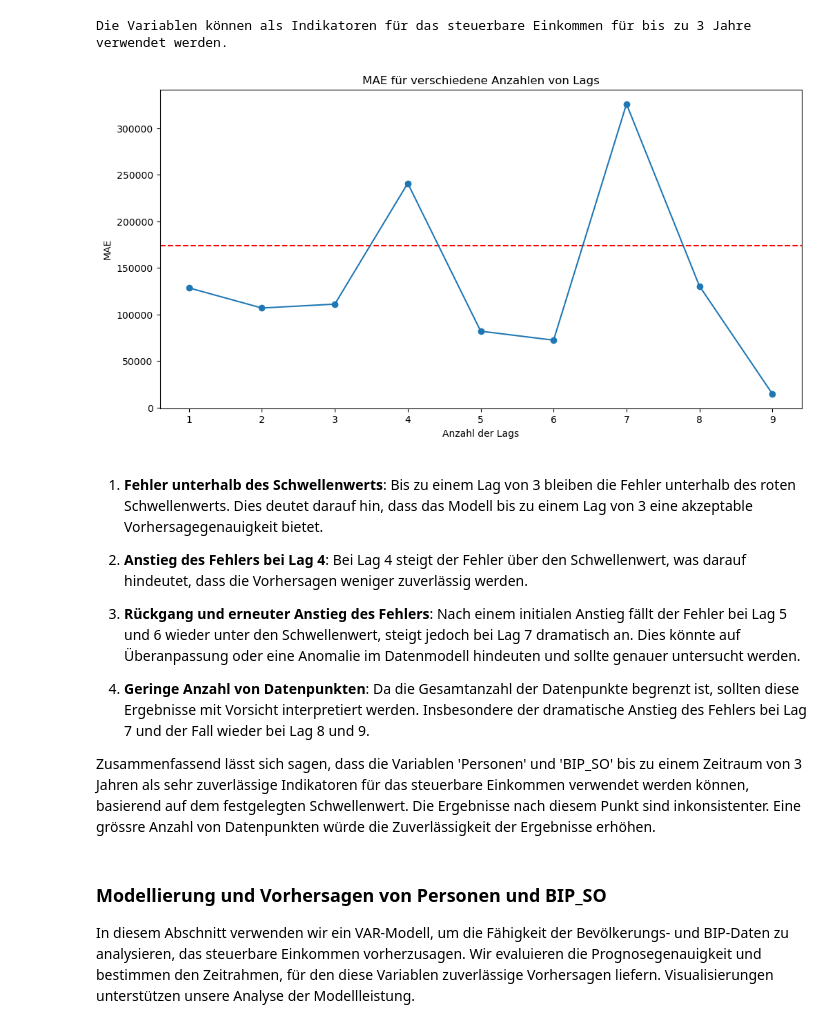
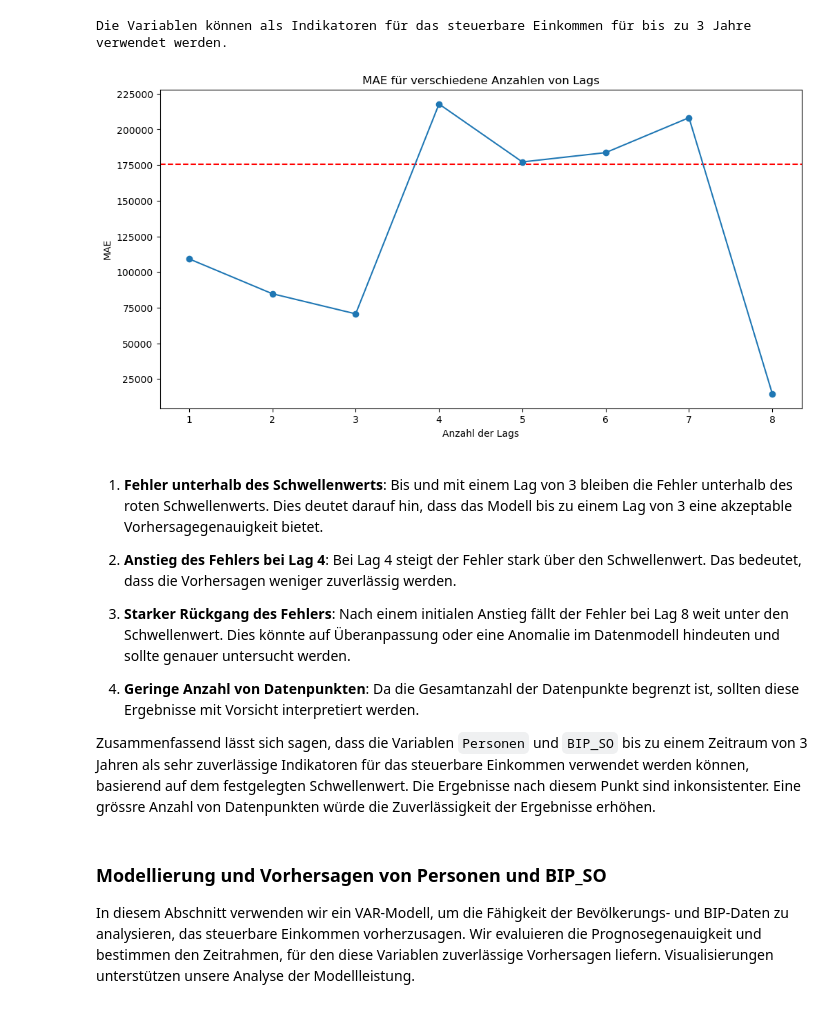
Before and after one commit to alexschillingfhnw/spz-omc, a Jupyter notebook: Notebooks/omc_sonnenberg.ipynb, the cells around one changed output. Saved outputs shown, nothing was run; the diff lists cells and outputs as text; code cells hidden in the pictures.

```diff
--- a/Notebooks/omc_sonnenberg.ipynb
+++ b/Notebooks/omc_sonnenberg.ipynb
@@ -486,10 +667,14 @@ corr.style.background_gradient(cmap='coolwarm')
 # %% [markdown]
 ### Lag-Korrelationsanalyse
 # %%
-lags = range(1, 9)
+lags = range(-8, 9)
 correlation_results = {}
 
 for lag in lags:
+
+    if lag == 0:
+        continue
+
     # Erstellen einer verschobenen Version der BIP- und Personen-Daten
     lagged_bip = df['BIP_SO'].shift(lag)
     lagged_personen = df['Personen'].shift(lag)
@@ -527,0 +775,27 @@ Da das Bip und die Bevölkerungszahl beide als vorlaufende Indikatoren für das
+# %%
+df['Steuerbares Einkommen_diff'] = df['Steuerbares Einkommen'].diff().dropna()
+df['BIP_SO_diff'] = df['BIP_SO'].diff().dropna()
+df['Personen_diff'] = df['Personen'].diff().dropna()
+
+df.dropna(inplace=True)
+
+correlation_results = {}
+
+lags = range(-8, 9)
+for lag in lags:
+
+    if lag == 0:
+        continue
+
+    # Berechnung der Korrelation des verschobenen BIPs und der Personen mit dem differenzierten steuerbaren Einkommen
+    corr_bip = df['Steuerbares Einkommen_diff'].corr(df['BIP_SO_diff'].shift(lag))
+    corr_personen = df['Steuerbares Einkommen_diff'].corr(df['Personen_diff'].shift(lag))
+
+    # Berechnung der Korrelation des gegenwärtigen differenzierten steuerbaren Einkommens mit den umgekehrten Lags von BIP und Personen
+    reverse_corr_bip = df['BIP_SO_diff'].shift(lag).corr(df['Steuerbares Einkommen_diff'])
+
+    # Speichern der Ergebnisse
+    correlation_results[lag] = {'BIP_SO_diff': corr_bip, 'Personen_diff': corr_personen}
+
+correlation_results_df_diff = pd.DataFrame(correlation_results).T
+correlation_results_df_diff
@@ -550,0 +853,5 @@ time_series_data
+# %%
+time_series_data = df.copy()
+time_series_data = time_series_data[['Jahr','Personen', 'Personen_diff', 'BIP_SO', 'BIP_SO_diff', 'Steuerbares Einkommen']]
+time_series_data.set_index('Jahr', inplace=True)
+time_series_data
@@ -560,10 +890,9 @@ average_tax_income = time_series_data['Steuerbares Einkommen'].mean()
 percentage_threshold = 0.02
 threshold = percentage_threshold * average_tax_income
 
-max_lag = min(len(time_series_data) - 1, 9)
 errors = []
 
-for lag in range(1, max_lag + 1):
+for lag in range(1, 9):
     time_series_data['Personen_lag'] = time_series_data['Personen'].shift(lag)
     time_series_data['BIP_SO_lag'] = time_series_data['BIP_SO'].shift(lag)
 
@@ -594,24 +923,24 @@ Die Variablen können als Indikatoren für das steuerbare Einkommen für bis zu
 # %%
 plt.figure(figsize=(12, 6))
 plt.axhline(y=threshold, color='r', linestyle='--')
-plt.plot(range(1, max_lag + 1), errors, marker='o')
+plt.plot(range(1, 9), errors, marker='o')
 plt.title('MAE für verschiedene Anzahlen von Lags')
 plt.xlabel('Anzahl der Lags')
 plt.ylabel('MAE')
-plt.xticks(range(1, max_lag + 1))
+plt.xticks(range(1, 9))
 plt.show()
 # %% [output]
-[figure, old version]
+[figure, new version]
 # %% [markdown]
-1. **Fehler unterhalb des Schwellenwerts**: Bis zu einem Lag von 3 bleiben die Fehler unterhalb des roten Schwellenwerts. Dies deutet darauf hin, dass das Modell bis zu einem Lag von 3 eine akzeptable Vorhersagegenauigkeit bietet.
+1. **Fehler unterhalb des Schwellenwerts**: Bis und mit einem Lag von 3 bleiben die Fehler unterhalb des roten Schwellenwerts. Dies deutet darauf hin, dass das Modell bis zu einem Lag von 3 eine akzeptable Vorhersagegenauigkeit bietet.
 
-2. **Anstieg des Fehlers bei Lag 4**: Bei Lag 4 steigt der Fehler über den Schwellenwert, was darauf hindeutet, dass die Vorhersagen weniger zuverlässig werden.
+2. **Anstieg des Fehlers bei Lag 4**: Bei Lag 4 steigt der Fehler stark über den Schwellenwert. Das bedeutet, dass die Vorhersagen weniger zuverlässig werden.
 
-3. **Rückgang und erneuter Anstieg des Fehlers**: Nach einem initialen Anstieg fällt der Fehler bei Lag 5 und 6 wieder unter den Schwellenwert, steigt jedoch bei Lag 7 dramatisch an. Dies könnte auf Überanpassung oder eine Anomalie im Datenmodell hindeuten und sollte genauer untersucht werden.
+3. **Starker Rückgang des Fehlers**: Nach einem initialen Anstieg fällt der Fehler bei Lag 8 weit unter den Schwellenwert. Dies könnte auf Überanpassung oder eine Anomalie im Datenmodell hindeuten und sollte genauer untersucht werden.
 
-4. **Geringe Anzahl von Datenpunkten**: Da die Gesamtanzahl der Datenpunkte begrenzt ist, sollten diese Ergebnisse mit Vorsicht interpretiert werden. Insbesondere der dramatische Anstieg des Fehlers bei Lag 7 und der Fall wieder bei Lag 8 und 9.
+4. **Geringe Anzahl von Datenpunkten**: Da die Gesamtanzahl der Datenpunkte begrenzt ist, sollten diese Ergebnisse mit Vorsicht interpretiert werden.
 
-Zusammenfassend lässt sich sagen, dass die Variablen 'Personen' und 'BIP_SO' bis zu einem Zeitraum von 3 Jahren als sehr zuverlässige Indikatoren für das steuerbare Einkommen verwendet werden können, basierend auf dem festgelegten Schwellenwert. Die Ergebnisse nach diesem Punkt sind inkonsistenter. Eine grössre Anzahl von Datenpunkten würde die Zuverlässigkeit der Ergebnisse erhöhen.
+Zusammenfassend lässt sich sagen, dass die Variablen `Personen` und `BIP_SO` bis zu einem Zeitraum von 3 Jahren als sehr zuverlässige Indikatoren für das steuerbare Einkommen verwendet werden können, basierend auf dem festgelegten Schwellenwert. Die Ergebnisse nach diesem Punkt sind inkonsistenter. Eine grössre Anzahl von Datenpunkten würde die Zuverlässigkeit der Ergebnisse erhöhen.
 # %% [markdown]
 ### Modellierung und Vorhersagen von Personen und BIP_SO
 
```
Also changed, not shown: parts of 84 cells of this notebook, 1 other file.
